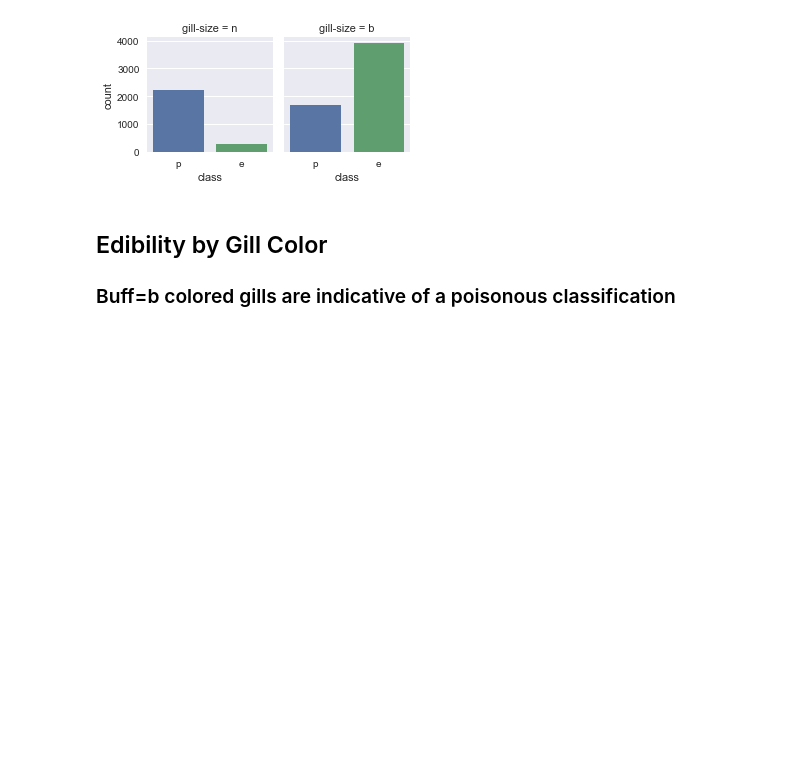
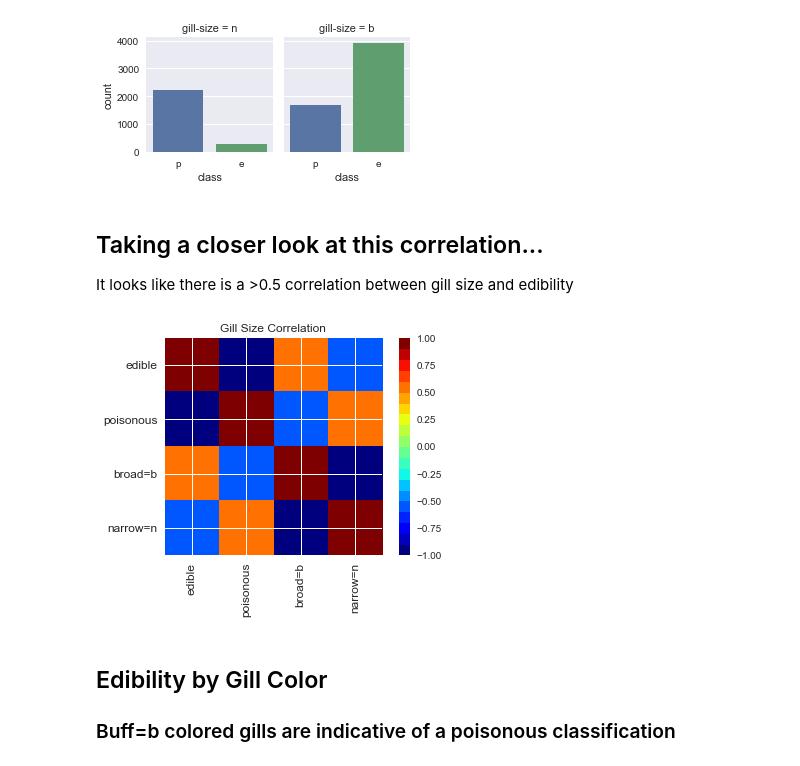
Before and after one commit to madysonmorris/Mushrooms, a Jupyter notebook: Mushroom Final.ipynb, the cells around one changed output. Saved outputs shown, nothing was run; the diff lists cells and outputs as text; code cells hidden in the pictures; blank space fills up the shorter version.

```diff
--- a/Mushroom Final.ipynb
+++ b/Mushroom Final.ipynb
@@ -187,6 +195,14 @@ g = sns.factorplot("class", col="gill-size", data=df_forplot,
                     kind="count", size=2.5, aspect=.8, col_wrap=6)
 # %% [output]
 [figure]
+# %% [markdown]
+## Taking a closer look at this correlation...
+It looks like there is a >0.5 correlation between gill size and edibility
+# %%
+label = ["edible","poisonous","broad=b","narrow=n"]
+correlation_matrix(pd.get_dummies(df[["class","gill-size"]]), label, 'Gill Size Correlation')
+# %% [output]
+[figure, added]
 # %% [markdown]
 ## Edibility by Gill Color
 ### Buff=b colored gills are indicative of a poisonous classification
```
Also changed, not shown: parts of 21 cells of this notebook.
